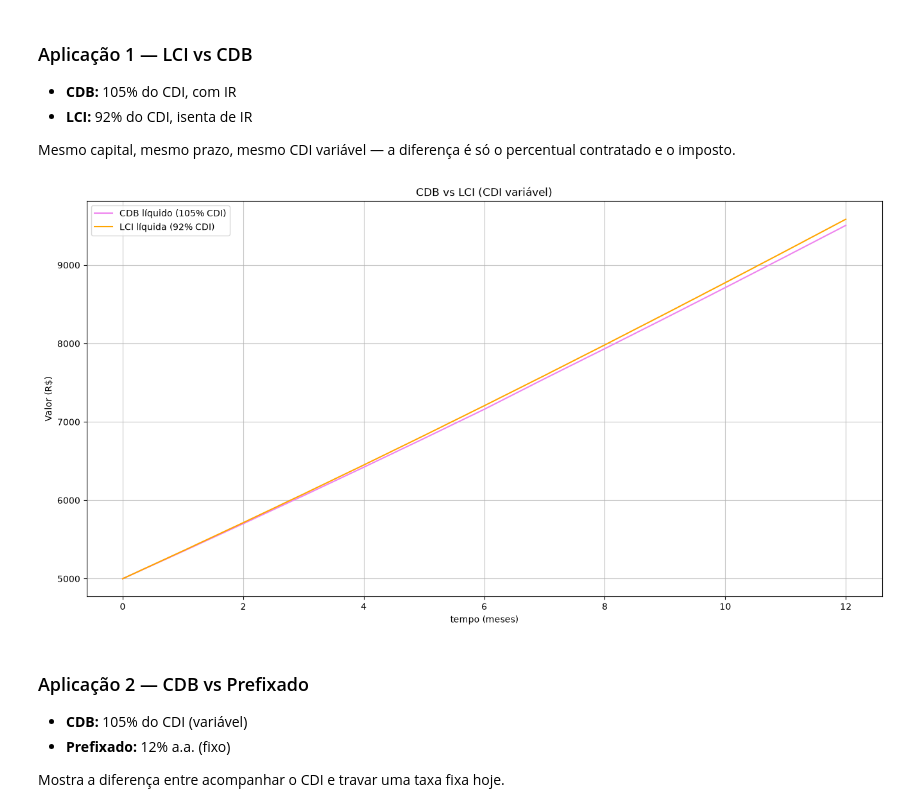
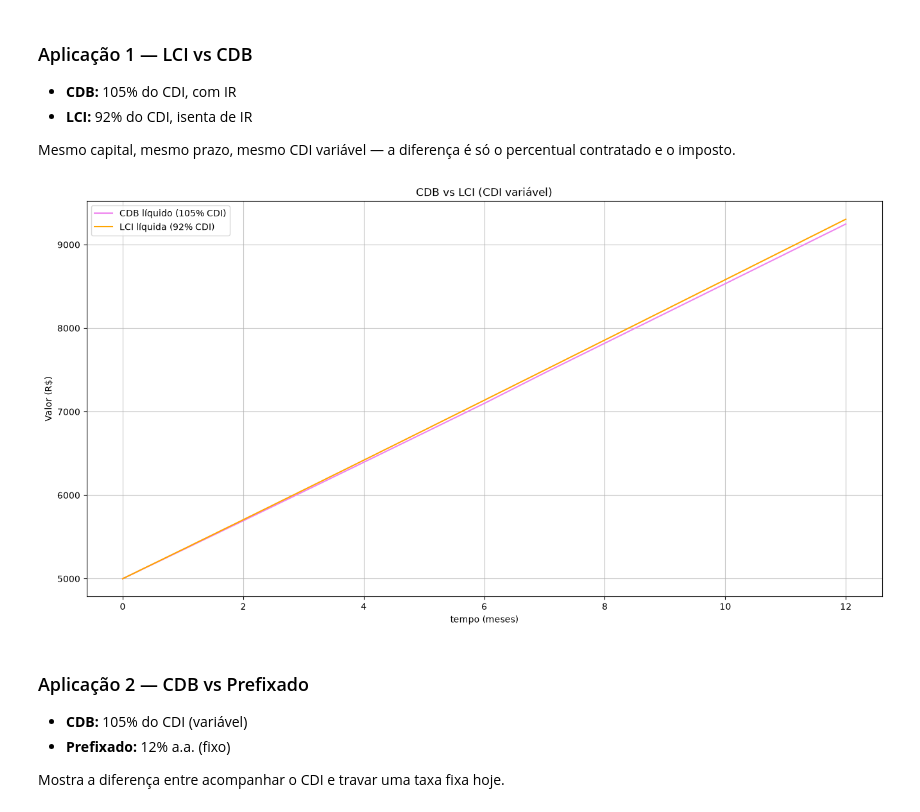
Before and after one commit to saulohpm/simulador-cdi, a Jupyter notebook: notebooks/analises.ipynb, the cells around one changed output. Drawn from its saved outputs; the diff is of its cells as text; code cells hidden in the pictures.

```diff
--- a/notebooks/analises.ipynb
+++ b/notebooks/analises.ipynb
@@ -27,9 +26,9 @@ from modelagem import taxa_de_juros_variavel
 Busca o CDI real no Banco Central, só pra ter um número realista de partida — em vez de inventar um valor.
 # %%
 cdi_diario = sgs.get({'CDI': 12}, last=1)['CDI'].iloc[0]
-cdi_atual = ((1 + cdi_diario / 100) ** 252 - 1) * 100
+cdi_atual = ((1 + cdi_diario / 100) ** 252 - 1)
 
-print(f"CDI atual: {round(cdi_atual, 2)}% a.a.")
+print(f"CDI atual: {round(cdi_atual * 100, 2)}% a.a.")
 # %% [output]
 CDI atual: 13.9% a.a.
 # %% [markdown]
@@ -104,28 +107,30 @@ Usando o CDI **variável** (mais realista), comparando títulos que o investidor
 
 Mesmo capital, mesmo prazo, mesmo CDI variável — a diferença é só o percentual contratado e o imposto.
 # %%
-periodo = 12 * 1
+periodo = 12 * 1 # 1 ano
 capital = 5000
 aportes = 300
+CDB = 1.05 # 105% a.a
+LCI = 0.92 # 92% a.a
 
 t_p2 = np.arange(periodo + 1)
-cdi_var = taxa_de_juros_variavel(cdi_atual, t_p2, taxa_max=16, taxa_min=8, mercado="alta")
+cdi_var = taxa_de_juros_variavel(cdi_atual, t_p2, 0.15, taxa_min = 0.08, mercado = "baixa")
 
-_, _, _, Mliq_cdb, t_cdb = posfixado(periodo, cdi_var, 105, capital, aportes, imposto='sim')
-_, _, _, Mliq_lci, t_lci = posfixado(periodo, cdi_var, 92, capital, aportes, imposto='não')
+_, _, _, Mliq_cdb, t_cdb = posfixado(periodo, cdi_var, CDB, capital, aportes, imposto = 'sim')
+_, _, _, Mliq_lci, t_lci = posfixado(periodo, cdi_var, LCI, capital, aportes, imposto = 'não')
 
 plt.figure(figsize=(16, 8))
 plt.plot(t_cdb, Mliq_cdb, color='violet', label='CDB líquido (105% CDI)')
 plt.plot(t_lci, Mliq_lci, color='orange', label='LCI líquida (92% CDI)')
 
 plt.title("CDB vs LCI (CDI variável)")
 plt.xlabel("tempo (meses)")
 plt.ylabel("Valor (R$)")
 plt.grid(True, alpha=0.75)
 plt.legend()
 plt.show()
 # %% [output]
-[figure, old version]
+[figure, new version]
 # %% [markdown]
 ### Aplicação 2 — CDB vs Prefixado
 
```
Also changed, not shown: parts of 6 cells of this notebook, 4 other files.
